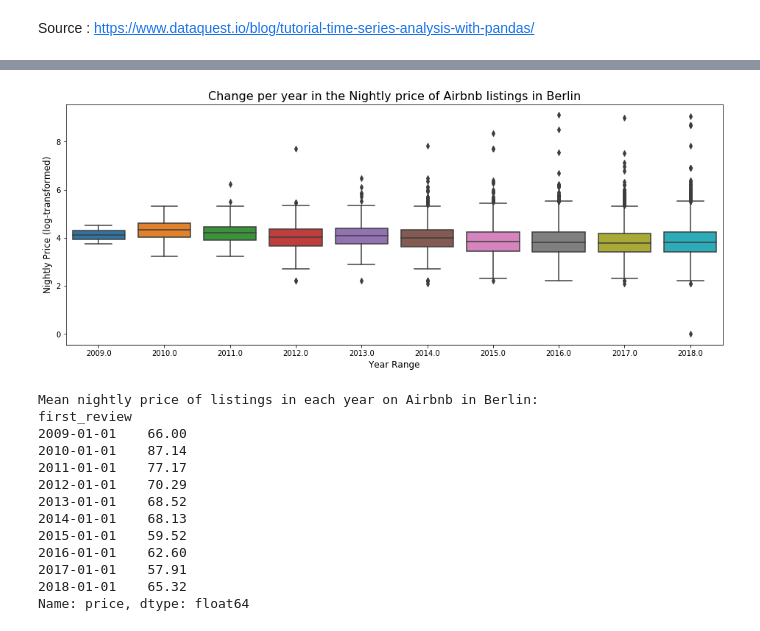
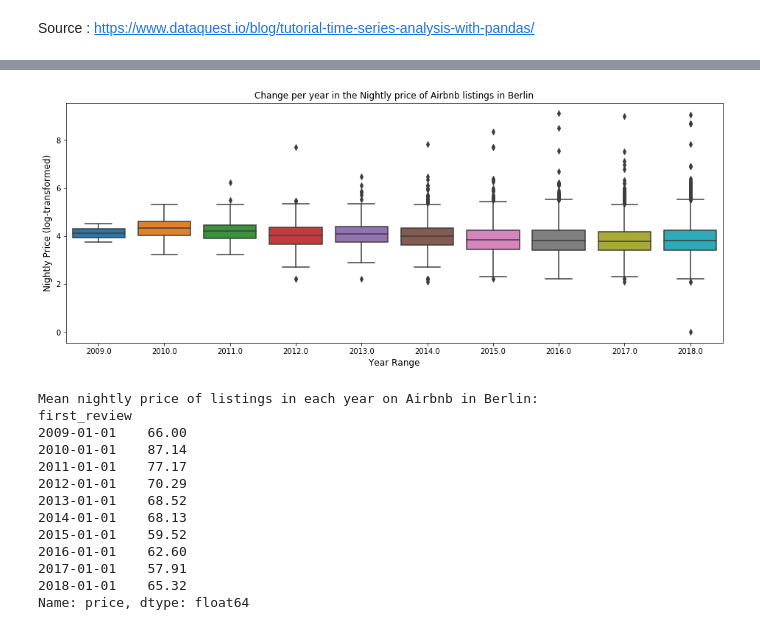
Before and after one commit to SaranyaPandiaraj/Futuristic-Airbnb, a Jupyter notebook: Futuristic_Airbnb.ipynb, the cells around one changed output, grey strips where cells are left out. Saved outputs shown, nothing was run; the diff lists cells and outputs as text; code cells hidden in the pictures.

```diff
--- a/Futuristic_Airbnb.ipynb
+++ b/Futuristic_Airbnb.ipynb
@@ -562,0 +565,3 @@ In 2010, the mean price was 87$ (high), then the price has been dratically reduc
+# %%
+Listings_Summary_df["first_review_year"] = Listings_Summary_df.first_review.dt.year
+Listings_Summary_df["log_price"] = np.log(Listings_Summary_df.price)
@@ -563,13 +580,12 @@ In 2010, the mean price was 87$ (high), then the price has been dratically reduc
 # %%
-
 plt.figure(figsize=(16,6))
 sns.boxplot(Listings_Summary_df.first_review.dt.year, np.log(Listings_Summary_df.price))
 plt.xlabel('Year Range', fontsize=12)
 plt.ylabel('Nightly Price (log-transformed)', fontsize=12)
-plt.title('Change per year in the Nightly price of Airbnb listings in Berlin', fontsize=16)
+plt.title('Change per year in the Nightly price of Airbnb listings in Berlin')
 plt.show()
 # %% [output]
-[figure, old version]
+[figure, new version]
 # %%
 print("Mean nightly price of listings in each year on Airbnb in Berlin:")
 print(round(Listings_Summary_df.set_index('first_review').price.resample('YS').mean(),2))
```
Also changed, not shown: parts of 4 cells of this notebook, 1 other file.
